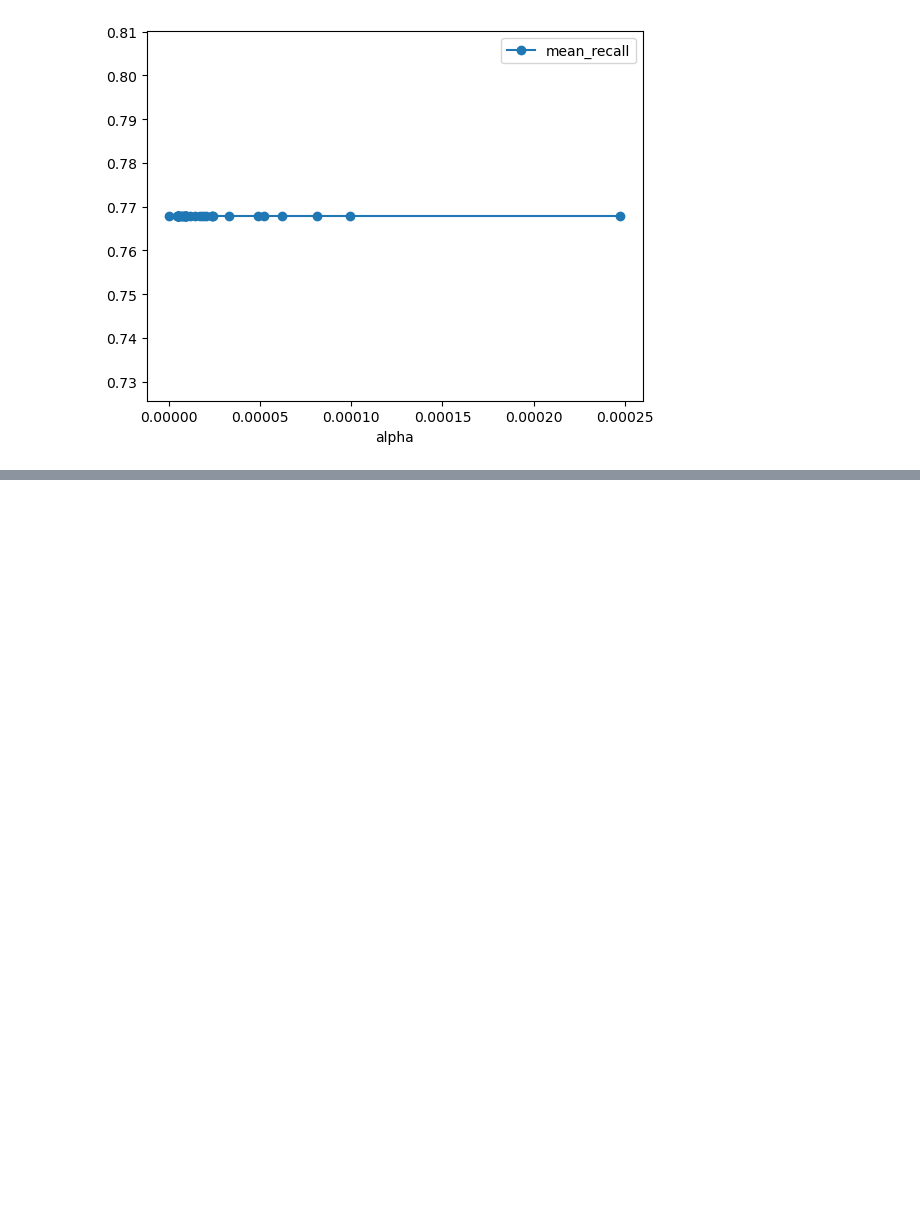
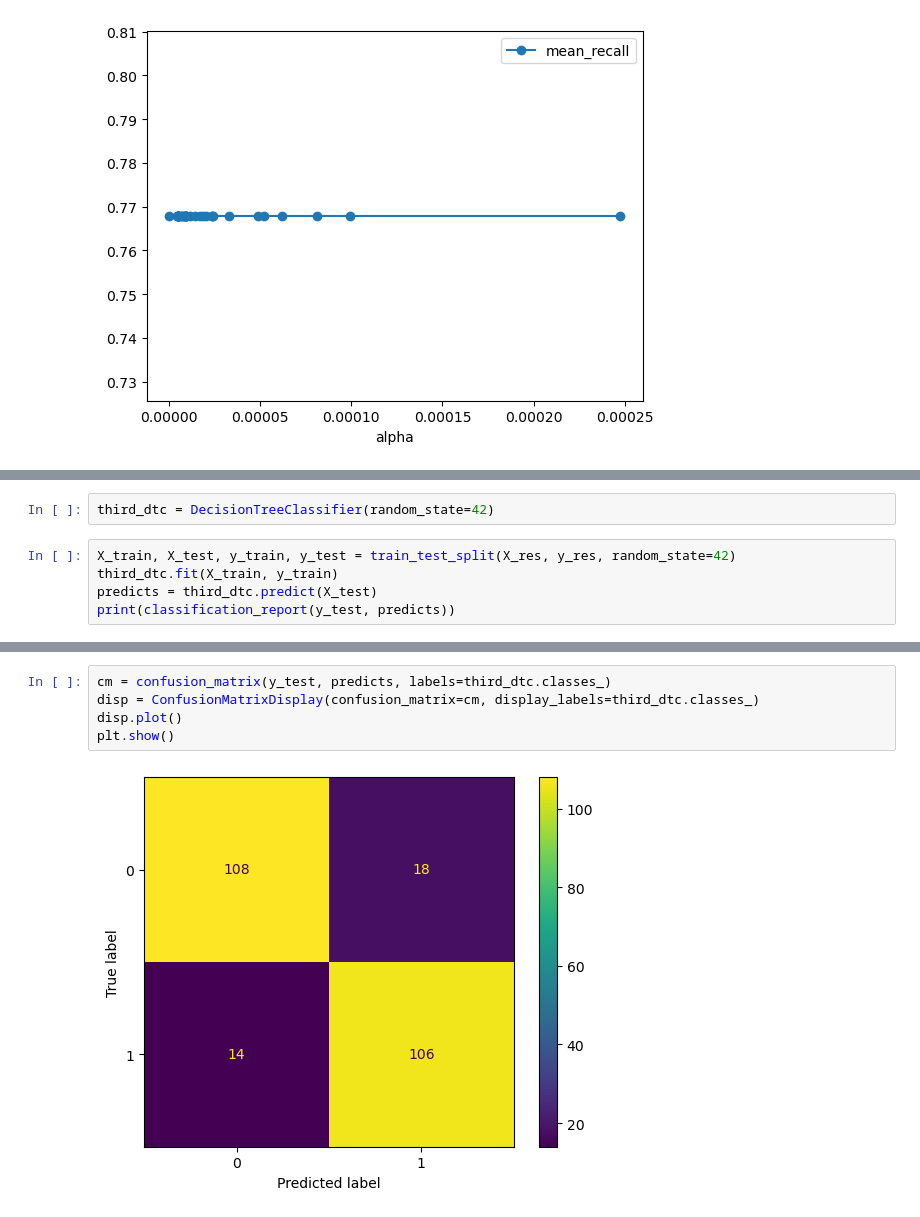
Before and after one commit to heereenveen/Kaggle, a Jupyter notebook: Credit Card Fraud Detection/ccfd.ipynb, the cells around one changed output, grey strips where cells are left out. Saved outputs shown, nothing was run; the diff lists cells and outputs as text; blank space fills up the shorter version.

```diff
--- a/Credit Card Fraud Detection/ccfd.ipynb
+++ b/Credit Card Fraud Detection/ccfd.ipynb
@@ -261,0 +376,7 @@ alpha_results.plot(x='alpha',
+# %%
+third_dtc = DecisionTreeClassifier(random_state=42)
+# %%
+X_train, X_test, y_train, y_test = train_test_split(X_res, y_res, random_state=42)
+third_dtc.fit(X_train, y_train)
+predicts = third_dtc.predict(X_test)
+print(classification_report(y_test, predicts))
@@ -261,0 +392,7 @@ alpha_results.plot(x='alpha',
+# %%
+cm = confusion_matrix(y_test, predicts, labels=third_dtc.classes_)
+disp = ConfusionMatrixDisplay(confusion_matrix=cm, display_labels=third_dtc.classes_)
+disp.plot()
+plt.show()
+# %% [output]
+[figure, added]
```
Also changed, not shown: parts of 29 cells of this notebook.
